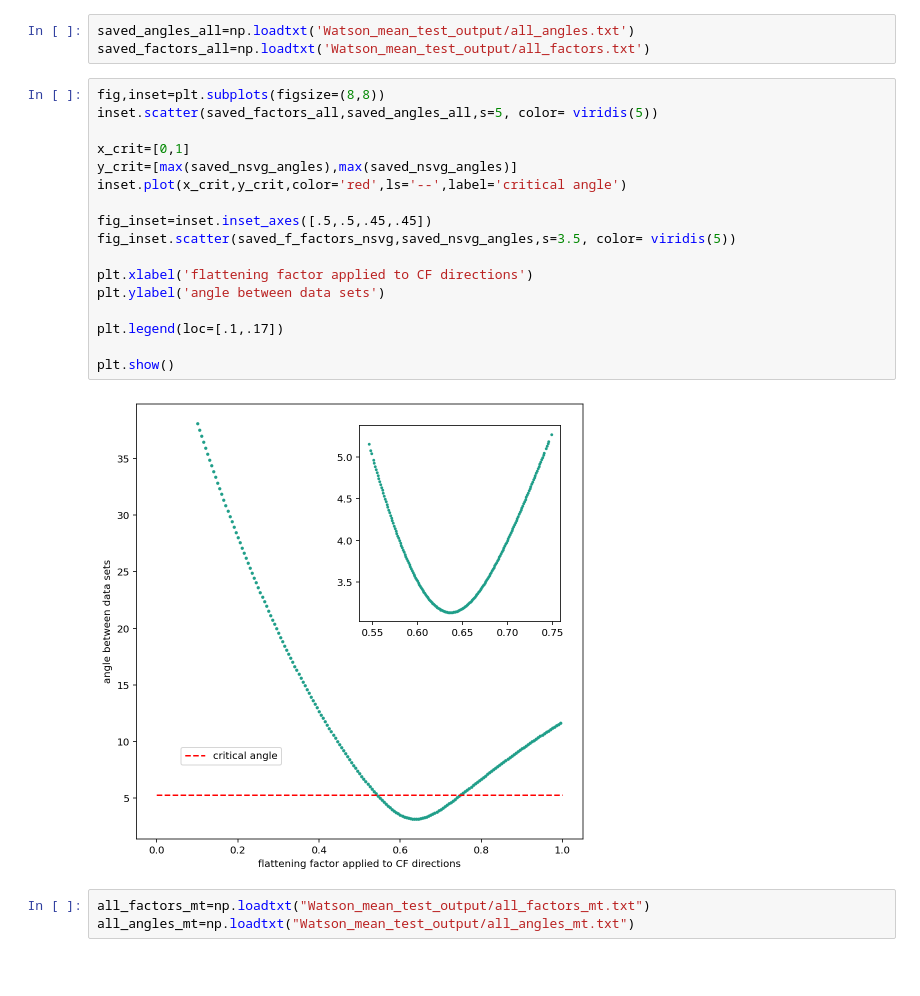
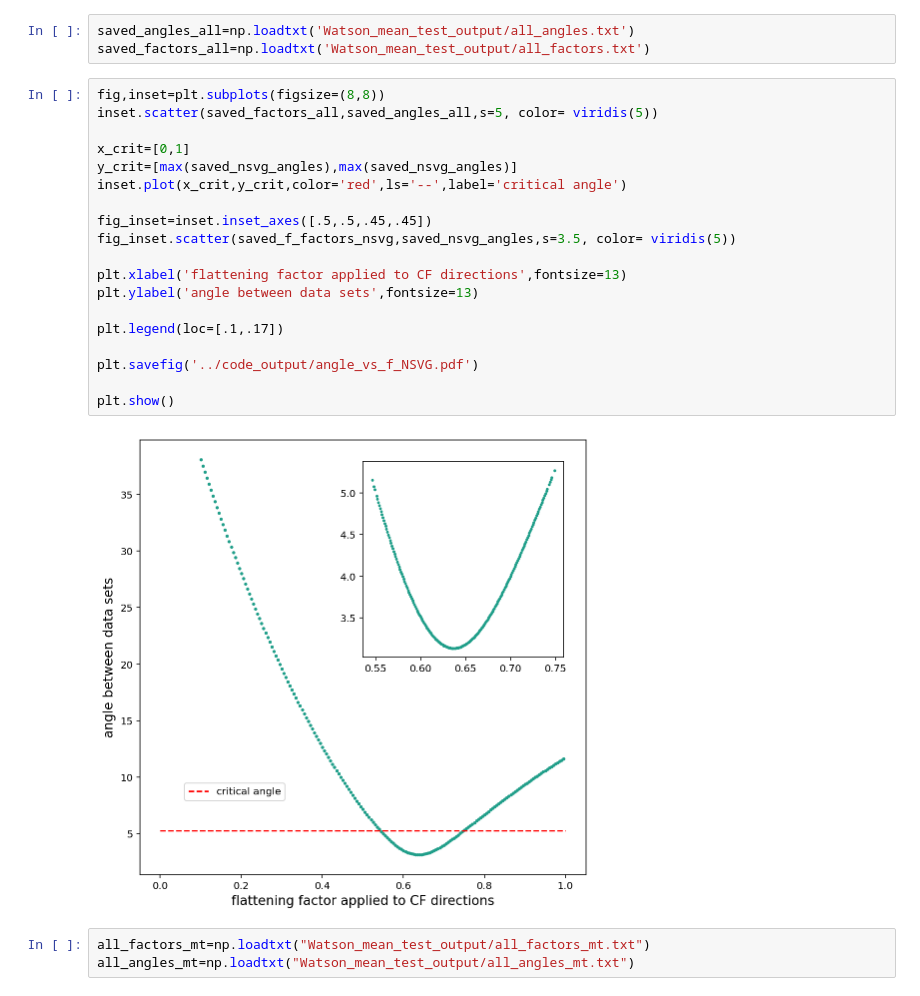
Before and after one commit to Swanson-Hysell-Group/Inclination_Shallowing, a Jupyter notebook: code/Notebooks/Cutface_pmag.ipynb, the cells around one changed output. Drawn from its saved outputs; the diff is of its cells as text; blank space fills up the shorter version.

Commit message:
f vs angles figure

```diff
--- a/code/Notebooks/Cutface_pmag.ipynb
+++ b/code/Notebooks/Cutface_pmag.ipynb
@@ -564,22 +552,24 @@ saved_factors_all=np.loadtxt('Watson_mean_test_output/all_factors.txt')
 # %%
 fig,inset=plt.subplots(figsize=(8,8))
 inset.scatter(saved_factors_all,saved_angles_all,s=5, color= viridis(5))
 
 x_crit=[0,1]
 y_crit=[max(saved_nsvg_angles),max(saved_nsvg_angles)]
 inset.plot(x_crit,y_crit,color='red',ls='--',label='critical angle')
 
 fig_inset=inset.inset_axes([.5,.5,.45,.45])
 fig_inset.scatter(saved_f_factors_nsvg,saved_nsvg_angles,s=3.5, color= viridis(5))
 
-plt.xlabel('flattening factor applied to CF directions')
-plt.ylabel('angle between data sets')
+plt.xlabel('flattening factor applied to CF directions',fontsize=13)
+plt.ylabel('angle between data sets',fontsize=13)
 
 plt.legend(loc=[.1,.17])
 
+plt.savefig('../code_output/angle_vs_f_NSVG.pdf')
+
 plt.show()
 # %% [output]
-[figure, old version]
+[figure, new version]
 # %%
 all_factors_mt=np.loadtxt("Watson_mean_test_output/all_factors_mt.txt")
 all_angles_mt=np.loadtxt("Watson_mean_test_output/all_angles_mt.txt")
```
Also changed, not shown: parts of 2 cells of this notebook, 3 other files.
